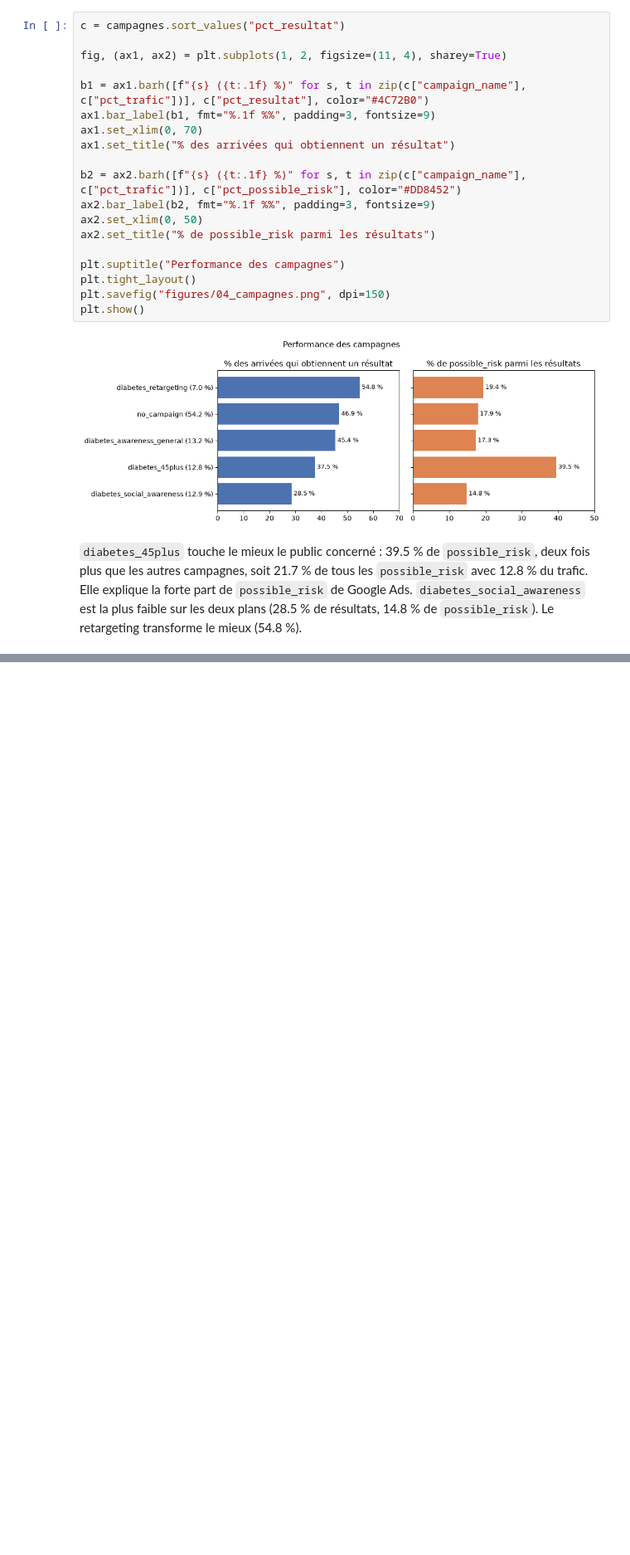
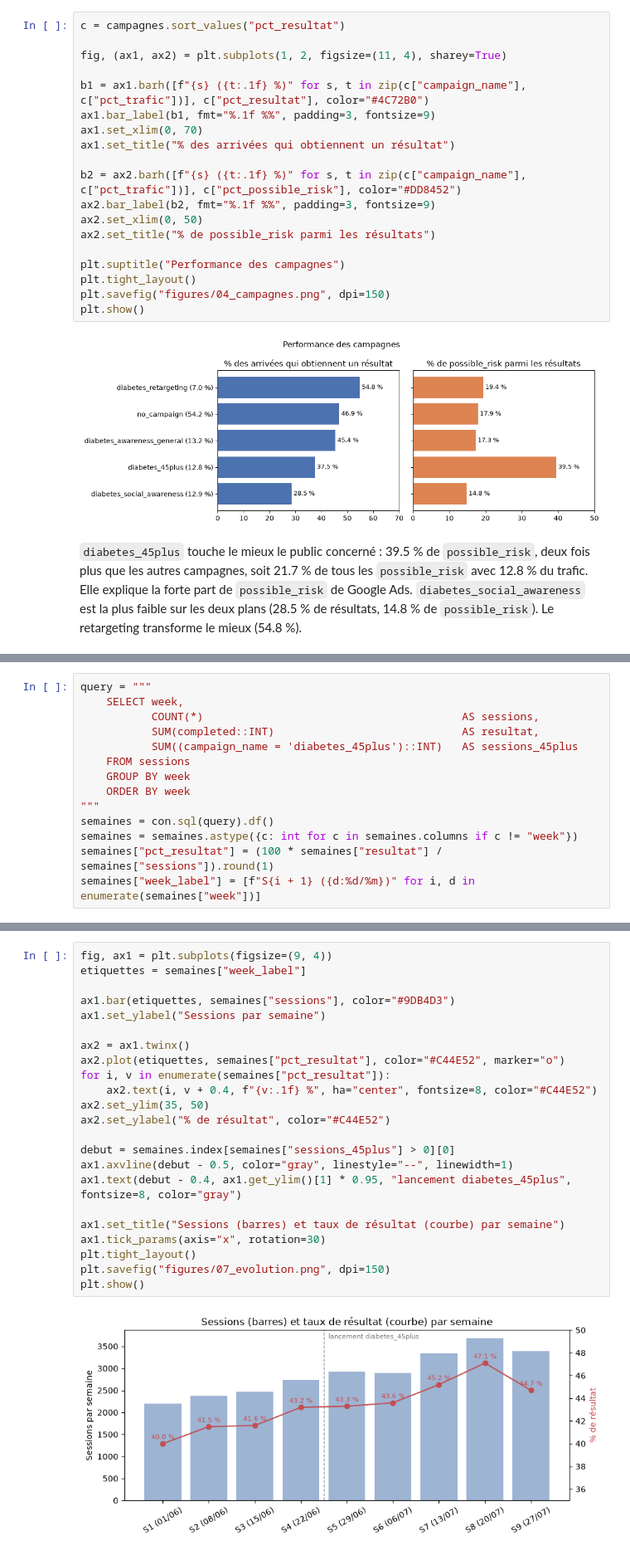
Before and after one commit to sakanokoh/doctoome-case-hamady, a Jupyter notebook: notebooks/03_data-analysis.ipynb, the cells around one changed output, grey strips where cells are left out. Shown at 83% size. Cells and saved outputs as stored; diff of their text form; blank space fills up the shorter version.

```diff
--- a/notebooks/03_data-analysis.ipynb
+++ b/notebooks/03_data-analysis.ipynb
@@ -258,0 +409,14 @@ plt.show()
+# %%
+query = """
+    SELECT week,
+           COUNT(*)                                        AS sessions,
+           SUM(completed::INT)                             AS resultat,
+           SUM((campaign_name = 'diabetes_45plus')::INT)   AS sessions_45plus
+    FROM sessions
+    GROUP BY week
+    ORDER BY week
+"""
+semaines = con.sql(query).df()
+semaines = semaines.astype({c: int for c in semaines.columns if c != "week"})
+semaines["pct_resultat"] = (100 * semaines["resultat"] / semaines["sessions"]).round(1)
+semaines["week_label"] = [f"S{i + 1} ({d:%d/%m})" for i, d in enumerate(semaines["week"])]
@@ -258,0 +436,25 @@ plt.show()
+# %%
+fig, ax1 = plt.subplots(figsize=(9, 4))
+etiquettes = semaines["week_label"]
+
+ax1.bar(etiquettes, semaines["sessions"], color="#9DB4D3")
+ax1.set_ylabel("Sessions par semaine")
+
+ax2 = ax1.twinx()
+ax2.plot(etiquettes, semaines["pct_resultat"], color="#C44E52", marker="o")
+for i, v in enumerate(semaines["pct_resultat"]):
+    ax2.text(i, v + 0.4, f"{v:.1f} %", ha="center", fontsize=8, color="#C44E52")
+ax2.set_ylim(35, 50)
+ax2.set_ylabel("% de résultat", color="#C44E52")
+
+debut = semaines.index[semaines["sessions_45plus"] > 0][0]
+ax1.axvline(debut - 0.5, color="gray", linestyle="--", linewidth=1)
+ax1.text(debut - 0.4, ax1.get_ylim()[1] * 0.95, "lancement diabetes_45plus", fontsize=8, color="gray")
+
+ax1.set_title("Sessions (barres) et taux de résultat (courbe) par semaine")
+ax1.tick_params(axis="x", rotation=30)
+plt.tight_layout()
+plt.savefig("figures/07_evolution.png", dpi=150)
+plt.show()
+# %% [output]
+[figure, added]
```
Also changed, not shown: parts of 18 cells of this notebook, 6 other files.
